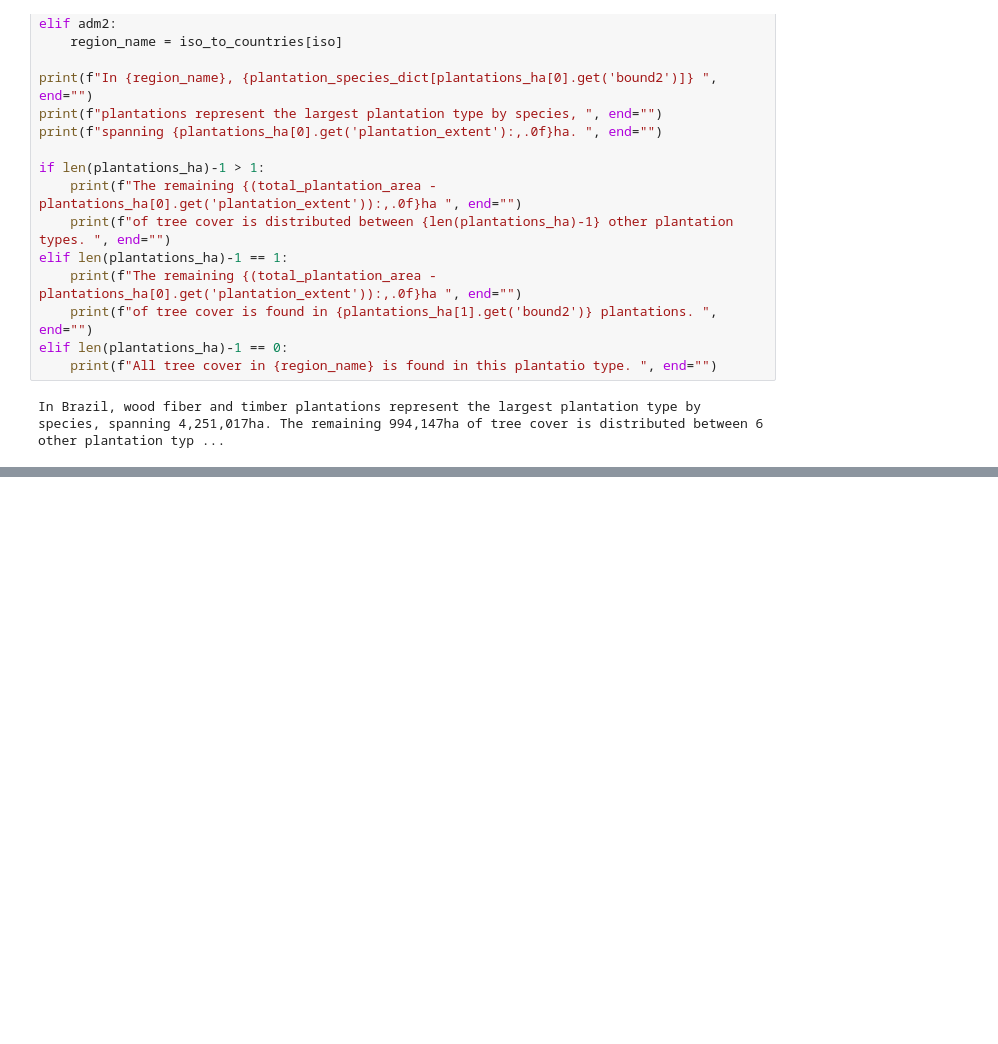
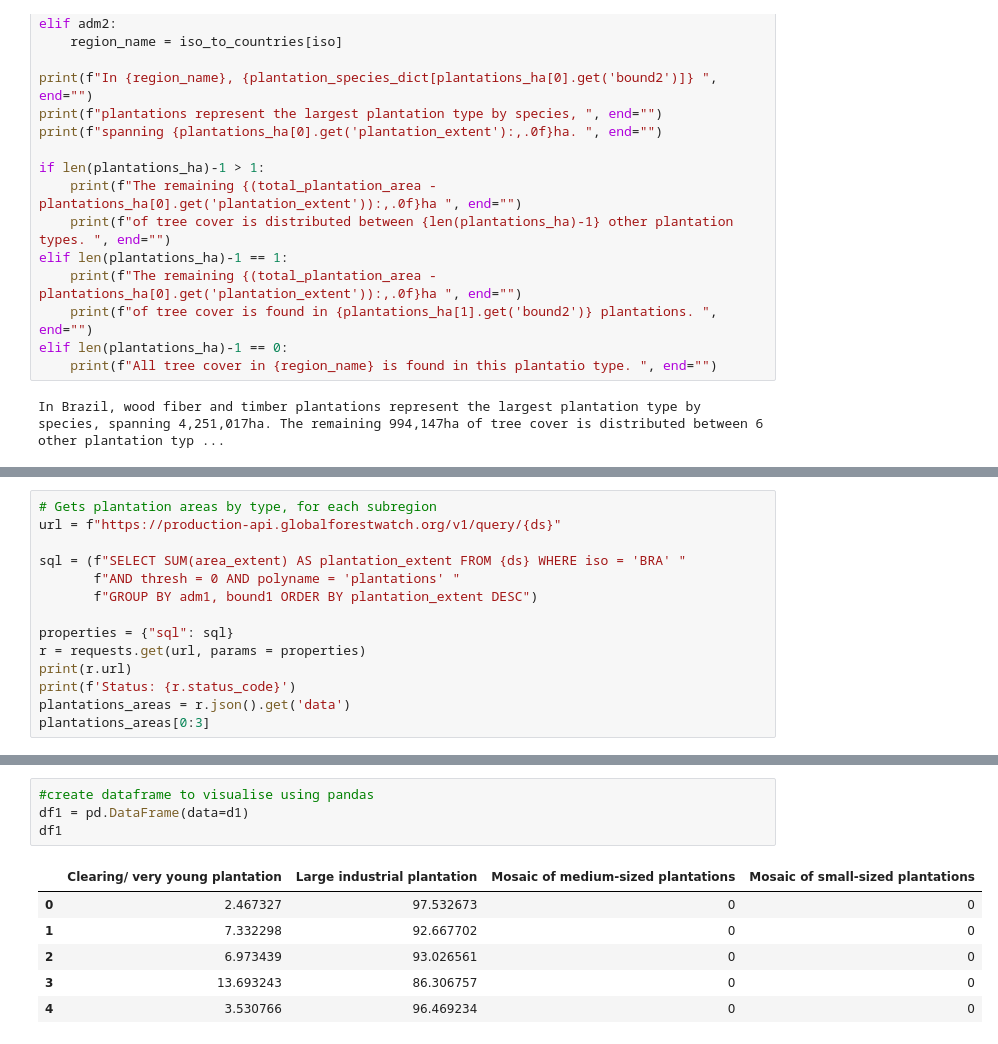
Before and after one commit to Vizzuality/data_sci_tutorials, a Jupyter notebook: work/Country_pages_examples.ipynb, the cells around one changed output, grey strips where cells are left out. Cells and saved outputs as stored; diff of their text form; blank space fills up the shorter version.

```diff
--- a/work/Country_pages_examples.ipynb
+++ b/work/Country_pages_examples.ipynb
@@ -2819,0 +2858,14 @@ In Brazil, wood fiber and timber plantations represent the largest plantation ty
+# %%
+# Gets plantation areas by type, for each subregion
+url = f"https://production-api.globalforestwatch.org/v1/query/{ds}"
+
+sql = (f"SELECT SUM(area_extent) AS plantation_extent FROM {ds} WHERE iso = 'BRA' "
+       f"AND thresh = 0 AND polyname = 'plantations' "
+       f"GROUP BY adm1, bound1 ORDER BY plantation_extent DESC")
+
+properties = {"sql": sql}
+r = requests.get(url, params = properties)
+print(r.url)
+print(f'Status: {r.status_code}')
+plantations_areas = r.json().get('data')
+plantations_areas[0:3]
@@ -2819,0 +3052,11 @@ In Brazil, wood fiber and timber plantations represent the largest plantation ty
+# %%
+#create dataframe to visualise using pandas
+df1 = pd.DataFrame(data=d1)
+df1
+# %% [output]
+|  | Clearing/ very young plantation | Large industrial plantation | Mosaic of medium-sized plantations | Mosaic of small-sized plantations |
+| 0 | 2.467327 | 97.532673 | 0 | 0 |
+| 1 | 7.332298 | 92.667702 | 0 | 0 |
+| 2 | 6.973439 | 93.026561 | 0 | 0 |
+| 3 | 13.693243 | 86.306757 | 0 | 0 |
+| 4 | 3.530766 | 96.469234 | 0 | 0 |
```
Also changed, not shown: parts of 24 cells of this notebook.
